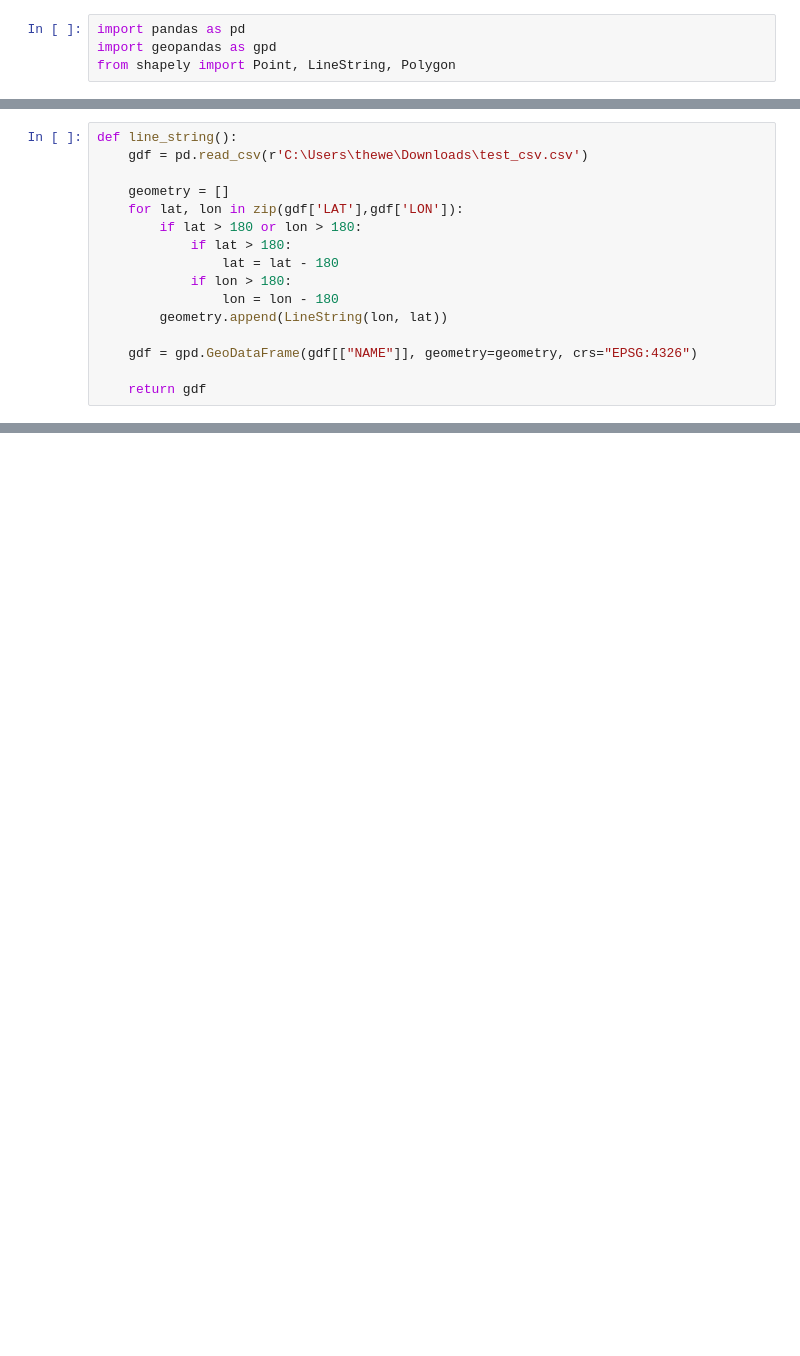
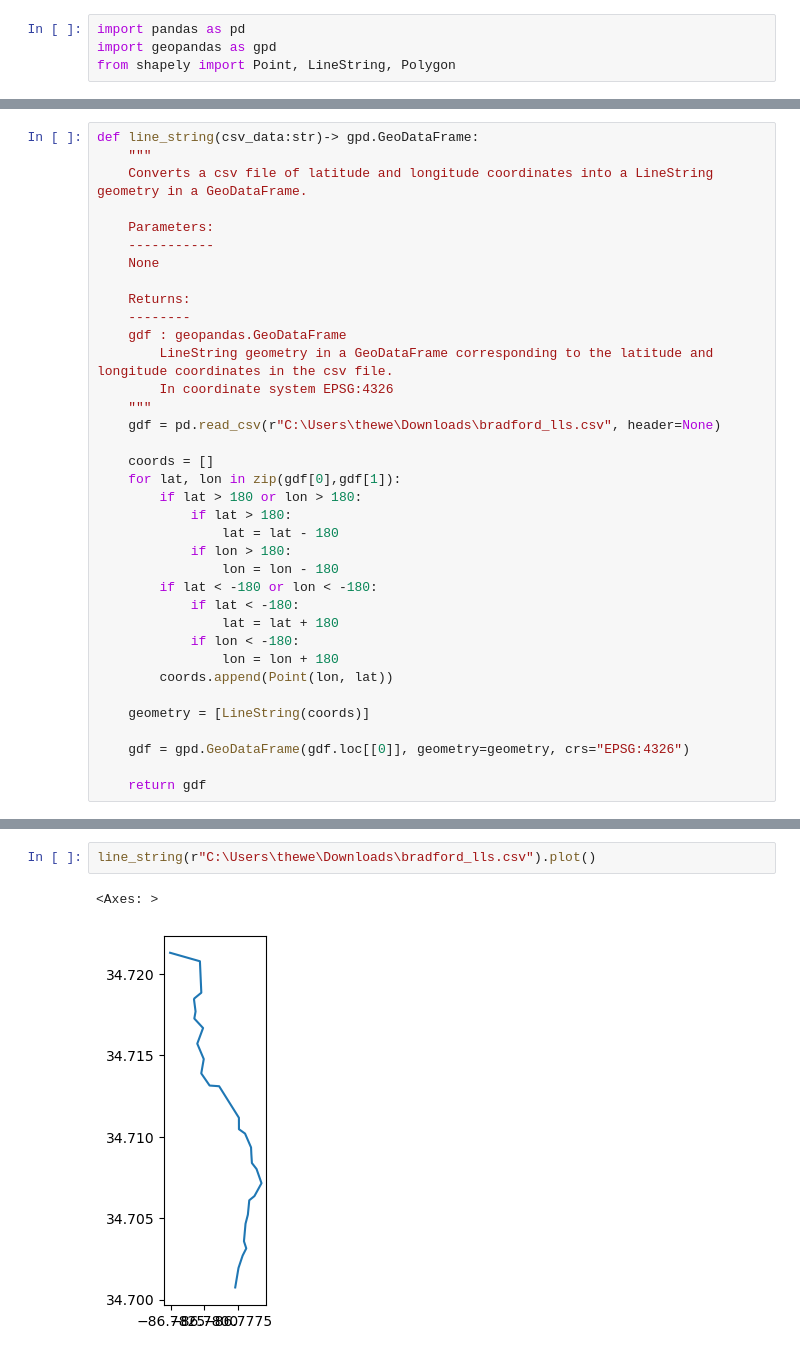
Before and after one commit to theweatherwill/AES408_notes_inclass_files, a Jupyter notebook: homework3.ipynb, the cells around one changed output, grey strips where cells are left out. Saved outputs shown, nothing was run; the diff lists cells and outputs as text; blank space fills up the shorter version.

```diff
--- a/homework3.ipynb
+++ b/homework3.ipynb
@@ -36,17 +64,37 @@ point()
 # %%
-def line_string():
-    gdf = pd.read_csv(r'C:\Users\thewe\Downloads\test_csv.csv')
+def line_string(csv_data:str)-> gpd.GeoDataFrame:
+    """
+    Converts a csv file of latitude and longitude coordinates into a LineString geometry in a GeoDataFrame.
 
-    geometry = []
-    for lat, lon in zip(gdf['LAT'],gdf['LON']):
+    Parameters:
+    -----------
+    None
+
+    Returns:
+    --------
+    gdf : geopandas.GeoDataFrame
+        LineString geometry in a GeoDataFrame corresponding to the latitude and longitude coordinates in the csv file.
+        In coordinate system EPSG:4326
+    """
+    gdf = pd.read_csv(r"C:\Users\thewe\Downloads\bradford_lls.csv", header=None)
+
+    coords = []
+    for lat, lon in zip(gdf[0],gdf[1]):
         if lat > 180 or lon > 180:
             if lat > 180:
                 lat = lat - 180
             if lon > 180:
                 lon = lon - 180
-        geometry.append(LineString(lon, lat))
+        if lat < -180 or lon < -180:
+            if lat < -180:
+                lat = lat + 180
+            if lon < -180:
+                lon = lon + 180
+        coords.append(Point(lon, lat))
 
-    gdf = gpd.GeoDataFrame(gdf[["NAME"]], geometry=geometry, crs="EPSG:4326")
+    geometry = [LineString(coords)]
+
+    gdf = gpd.GeoDataFrame(gdf.loc[[0]], geometry=geometry, crs="EPSG:4326")
 
     return gdf
 # %%
@@ -55,0 +105,5 @@ TypeError: LineString.__new__() takes from 1 to 2 positional arguments but 3 wer
+# %%
+line_string(r"C:\Users\thewe\Downloads\bradford_lls.csv").plot()
+# %% [output]
+<Axes: >
+[figure, added]
```
Also changed, not shown: parts of 4 cells of this notebook.
